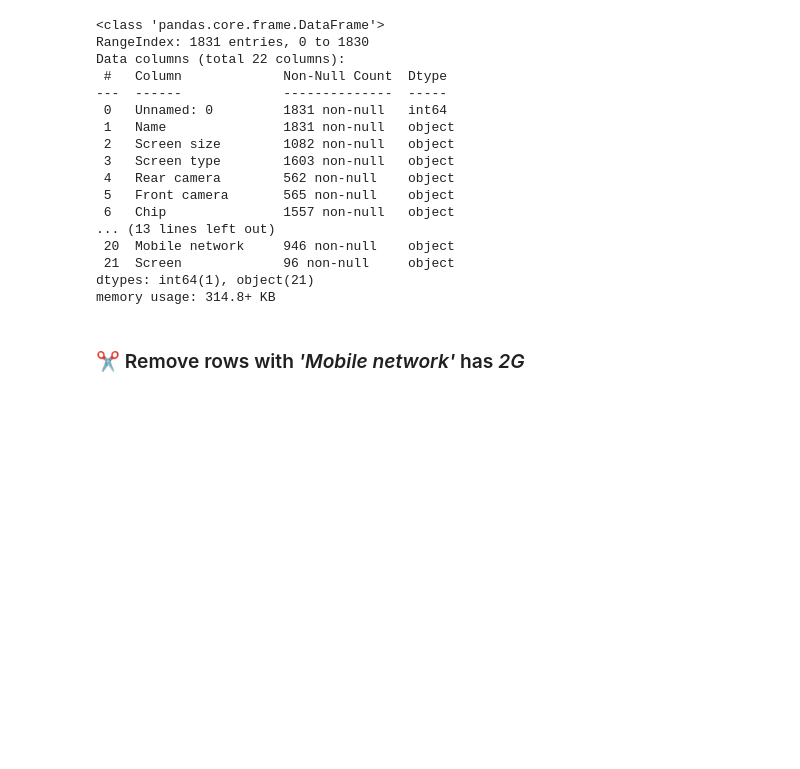
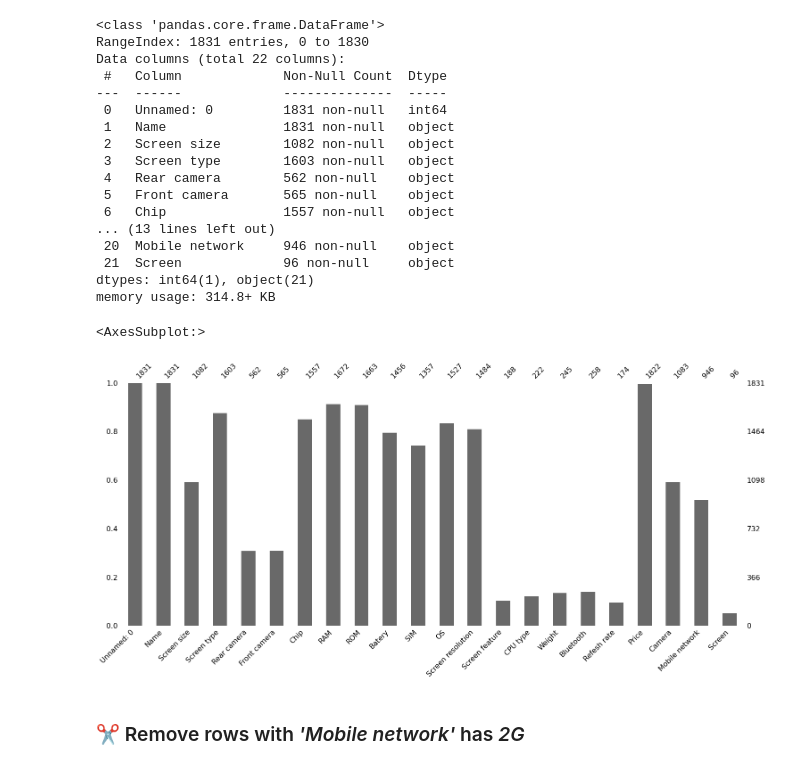
Before and after one commit to bongudth/mobile-price-prediction, a Jupyter notebook: clean.ipynb, the cells around one changed output. Drawn from its saved outputs; the diff is of its cells as text; code cells hidden in the pictures; blank space fills up the shorter version.

Commit message:
plot missing values diagram

```diff
--- a/clean.ipynb
+++ b/clean.ipynb
@@ -32,6 +32,13 @@ Data columns (total 22 columns):
  21  Screen             96 non-null     object
 dtypes: int64(1), object(21)
 memory usage: 314.8+ KB
+# %%
+import missingno as msno
+
+msno.bar(data)
+# %% [output]
+<AxesSubplot:>
+[figure, added]
 # %% [markdown]
 ### ✂️ Remove rows with *'Mobile network'* has *2G*
 # %%
```
Also changed, not shown: 1 other file.
